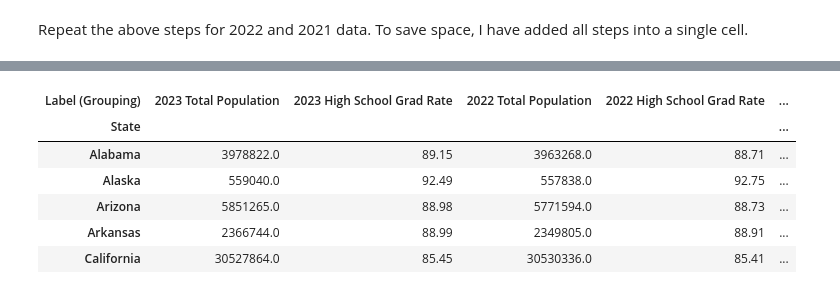
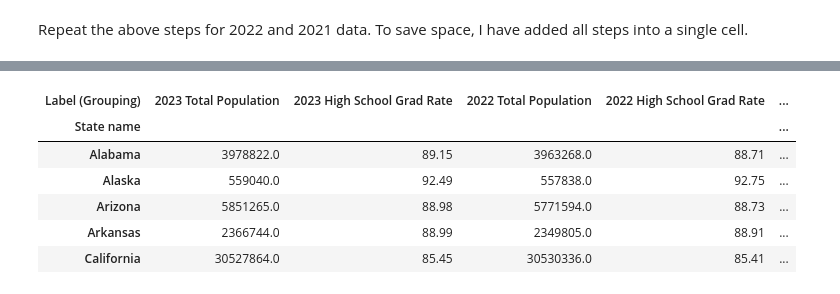
Before and after one commit to kileykarecki/Project-1, a Jupyter notebook: HS_grad_rates.ipynb, the cells around one changed output, grey strips where cells are left out. Drawn from its saved outputs; the diff is of its cells as text; code cells hidden in the pictures.

```diff
--- a/HS_grad_rates.ipynb
+++ b/HS_grad_rates.ipynb
@@ -46,7 +46,7 @@ df_23_t.head()
 | California | 3,558,215 | 1,286,395 | 1,459,490 | 464,352 | ... |
 # %%
 # Change index to State
-df_23_t.index.name = "State"
+df_23_t.index.name = "State name"
 df_23_t.head()
 # %% [output]
 | Label (Grouping) | Population 18 to 24 years | High school graduate (includes eq... | Some college or associate's degree | Bachelor's degree or higher | ... |
@@ -118,7 +118,7 @@ df_22_t.columns = df_22_t.iloc[0]
 df_22_t = df_22_t[1:]
 
 # Change index to State
-df_22_t.index.name = "State"
+df_22_t.index.name = "State name"
 
 # Remove all commas from values and change all objects to integers
 df_22_int = df_22_t.replace(",", "", regex = True)
@@ -161,7 +161,7 @@ df_21_t.columns = df_21_t.iloc[0]
 df_21_t = df_21_t[1:]
 
 # Change index to State
-df_21_t.index.name = "State"
+df_21_t.index.name = "State name"
 
 # Remove all commas from values and change all objects to integers
 df_21_int = df_21_t.replace(",", "", regex = True)
@@ -192,30 +192,30 @@ df_21_int.head()
 | California | 3558188 | 1215035 | 1568917 | 434774 | ... |
 # %%
 # Merge all three data frames using the "State" column and add columns of the graduation rates by year.
-grad_23_22 = pd.merge(df_23_int, df_22_int, on = ["State"])
+grad_23_22 = pd.merge(df_23_int, df_22_int, on = ["State name"])
 
 # Keep only Grad Rates
 keep_columns = ["2023 Total Population", "2023 High School Grad Rate", "2022 Total Population", "2022 High School Grad Rate"]
 filtered_grad_23_22 = grad_23_22[keep_columns]
 
 # Merge again
-all_grad = pd.merge(filtered_grad_23_22, df_21_int, on = ["State"])
+all_grad = pd.merge(filtered_grad_23_22, df_21_int, on = ["State name"])
 
 # Keep only grad rates
 keep_cols = ["2023 Total Population", "2023 High School Grad Rate", "2022 Total Population", "2022 High School Grad Rate", "2021 Total Population", "2021 High School Grad Rate"]
 filtered_all_grad = all_grad[keep_cols]
 filtered_all_grad = filtered_all_grad.astype(float)
 
 # Calculate 3-year average
 filtered_all_grad["Average High School Graduation Rate (2021-2023)"] = round(filtered_all_grad[["2021 High School Grad Rate", "2022 High School Grad Rate", "2021 High School Grad Rate"]].mean(axis=1), 2)
 filtered_all_grad["Average Population (2021-2023)"] = filtered_all_grad[["2023 Total Population", "2022 Total Population", "2021 Total Population"]].mean(axis=1).astype("int")
 # Export to CSV for group to use in project
 filtered_all_grad.to_csv("Resources/Average_HS_Grad_Rates.csv", index = True, header = True)
 
 filtered_all_grad.head()
 # %% [output]
 | Label (Grouping) | 2023 Total Population | 2023 High School Grad Rate | 2022 Total Population | 2022 High School Grad Rate | ... |
-| State |  |  |  |  | ... |
+| State name |  |  |  |  | ... |
 | Alabama | 3978822.0 | 89.15 | 3963268.0 | 88.71 | ... |
 | Alaska | 559040.0 | 92.49 | 557838.0 | 92.75 | ... |
 | Arizona | 5851265.0 | 88.98 | 5771594.0 | 88.73 | ... |
```
Also changed, not shown: parts of 5 cells of this notebook, 2 other files.
